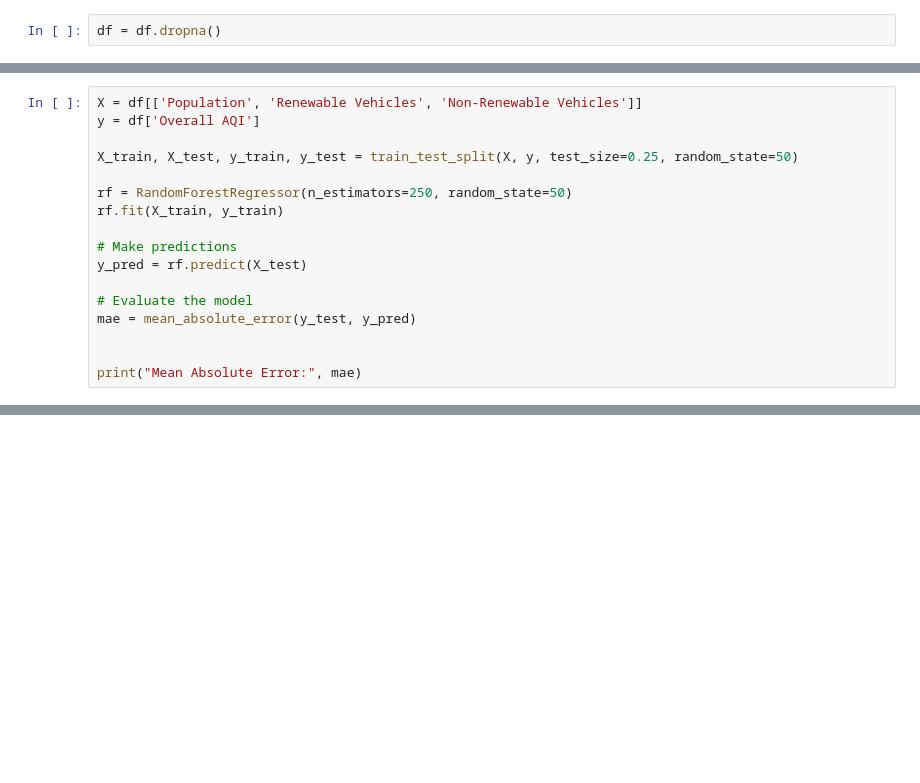
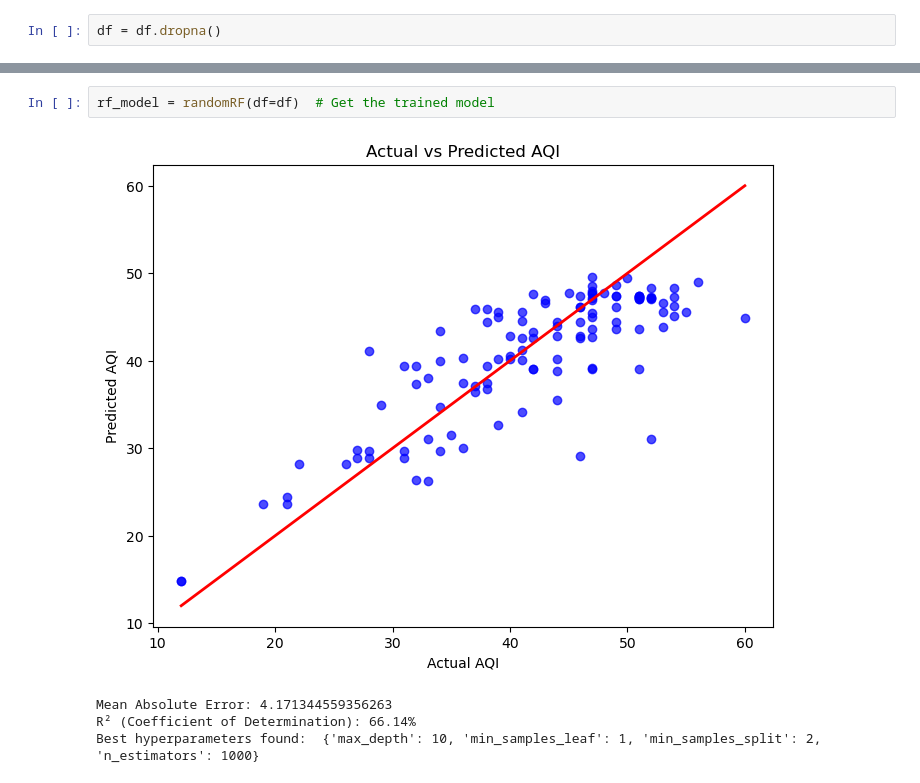
Before and after one commit to Rahib-Khan/Air_Quality_Predictor, a Jupyter notebook: src/data-model.ipynb, the cells around one changed output, grey strips where cells are left out. Cells and saved outputs as stored; diff of their text form; blank space fills up the shorter version.

```diff
--- a/src/data-model.ipynb
+++ b/src/data-model.ipynb
@@ -93,17 +86,0 @@ ax.axhline(y=df['Overall AQI'].mean(), color='red',  label='Mean Overall AQI')
-# %%
-X = df[['Population', 'Renewable Vehicles', 'Non-Renewable Vehicles']]
-y = df['Overall AQI']
-
-X_train, X_test, y_train, y_test = train_test_split(X, y, test_size=0.25, random_state=50)
-
-rf = RandomForestRegressor(n_estimators=250, random_state=50)
-rf.fit(X_train, y_train)
-
-# Make predictions
-y_pred = rf.predict(X_test)
-
-# Evaluate the model
-mae = mean_absolute_error(y_test, y_pred)
-
-
-print("Mean Absolute Error:", mae)
@@ -249,0 +223,7 @@ print(np.mean(AQI_diff))
+# %%
+rf_model = randomRF(df=df)  # Get the trained model
+# %% [output]
+[figure, added]
+Mean Absolute Error: 4.171344559356263
+R² (Coefficient of Determination): 66.14%
+Best hyperparameters found:  {'max_depth': 10, 'min_samples_leaf': 1, 'min_samples_split': 2, 'n_estimators': 1000}
```
Also changed, not shown: parts of 22 cells of this notebook, 3 other files.
